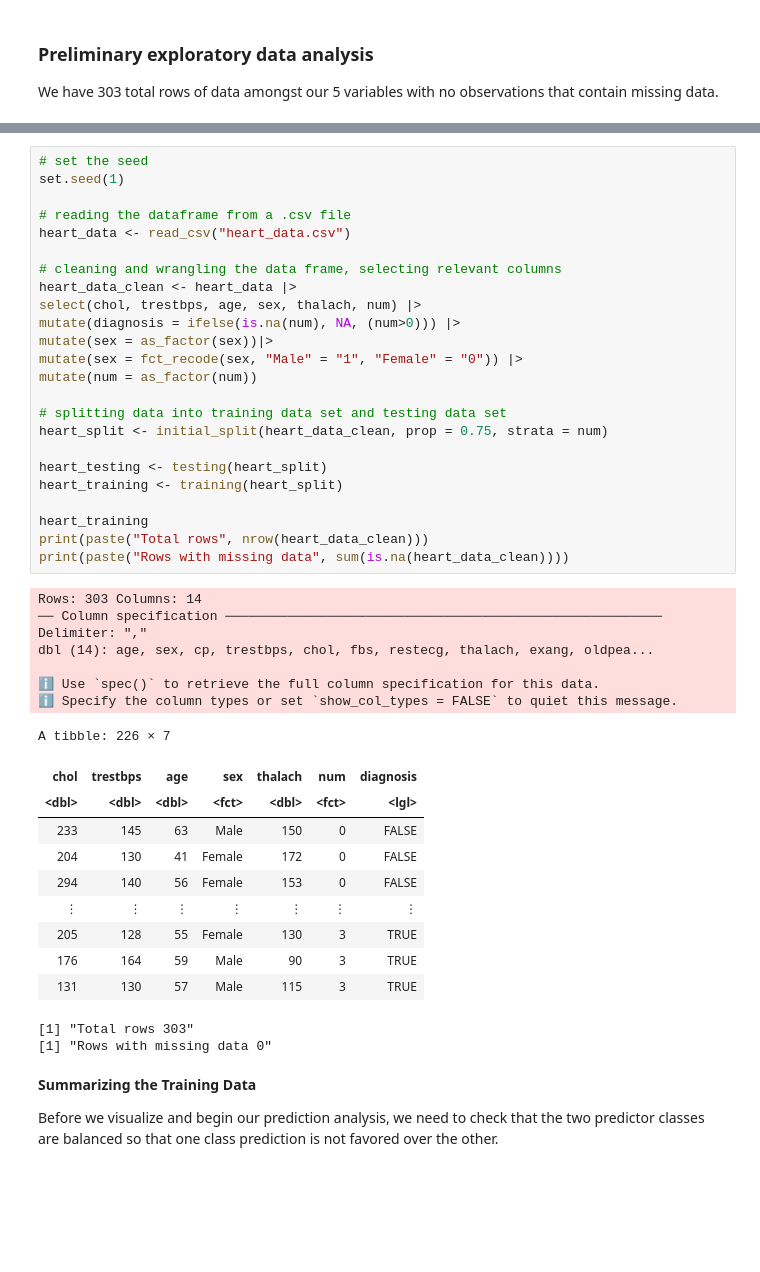
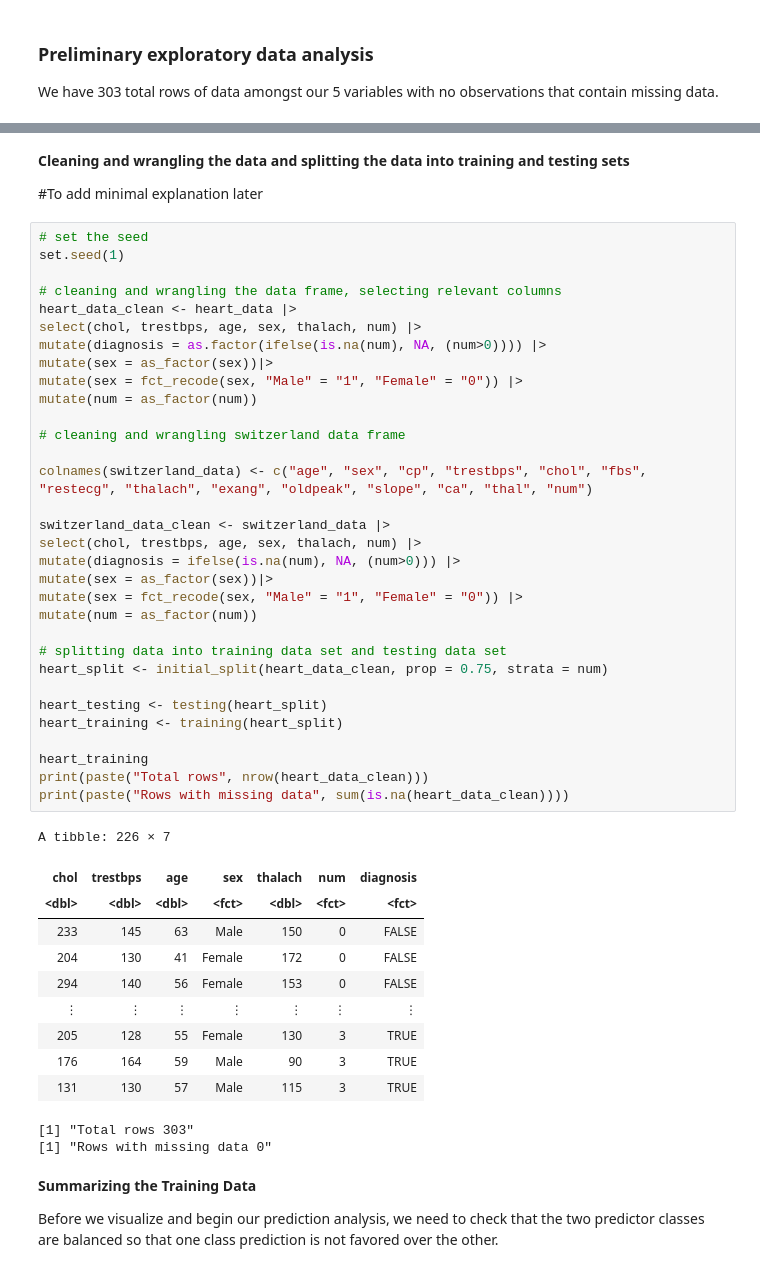
Before and after one commit to cchan70/dsci-100-project-17, a Jupyter notebook: Proposal.ipynb, the cells around one changed output, grey strips where cells are left out. Cells and saved outputs as stored; diff of their text form; blank space fills up the shorter version.

```diff
--- a/Proposal.ipynb
+++ b/Proposal.ipynb
@@ -49,47 +128,52 @@ Warning message:
+# %% [markdown]
+**Cleaning and wrangling the data and splitting the data into training and testing sets**
+
+#To add minimal explanation later
 # %%
 # set the seed
 set.seed(1)
 
-# reading the dataframe from a .csv file
-heart_data <- read_csv("heart_data.csv")
-
 # cleaning and wrangling the data frame, selecting relevant columns
 heart_data_clean <- heart_data |>
+select(chol, trestbps, age, sex, thalach, num) |>
+mutate(diagnosis = as.factor(ifelse(is.na(num), NA, (num>0)))) |>
+mutate(sex = as_factor(sex))|>
+mutate(sex = fct_recode(sex, "Male" = "1", "Female" = "0")) |>
+mutate(num = as_factor(num))
+
+# cleaning and wrangling switzerland data frame
+
+colnames(switzerland_data) <- c("age", "sex", "cp", "trestbps", "chol", "fbs", "restecg", "thalach", "exang", "oldpeak", "slope", "ca", "thal", "num")
+
+switzerland_data_clean <- switzerland_data |>
 select(chol, trestbps, age, sex, thalach, num) |>
 mutate(diagnosis = ifelse(is.na(num), NA, (num>0))) |>
 mutate(sex = as_factor(sex))|>
 mutate(sex = fct_recode(sex, "Male" = "1", "Female" = "0")) |>
 mutate(num = as_factor(num))
 
 # splitting data into training data set and testing data set
 heart_split <- initial_split(heart_data_clean, prop = 0.75, strata = num)
 
 heart_testing <- testing(heart_split)
 heart_training <- training(heart_split)
 
 heart_training
 print(paste("Total rows", nrow(heart_data_clean)))
 print(paste("Rows with missing data", sum(is.na(heart_data_clean))))
 # %% [output]
-Rows: 303 Columns: 14
-── Column specification ────────────────────────────────────────────────────────
-Delimiter: ","
-dbl (14): age, sex, cp, trestbps, chol, fbs, restecg, thalach, exang, oldpea...
-
-ℹ Use `spec()` to retrieve the full column specification for this data.
-ℹ Specify the column types or set `show_col_types = FALSE` to quiet this message.
+A tibble: 226 × 7
+| chol | trestbps | age | sex | thalach | num | diagnosis |
+| <dbl> | <dbl> | <dbl> | <fct> | <dbl> | <fct> | <fct> |
+| 233 | 145 | 63 | Male | 150 | 0 | FALSE |
+| 204 | 130 | 41 | Female | 172 | 0 | FALSE |
+| 294 | 140 | 56 | Female | 153 | 0 | FALSE |
+| ⋮ | ⋮ | ⋮ | ⋮ | ⋮ | ⋮ | ⋮ |
+| 205 | 128 | 55 | Female | 130 | 3 | TRUE |
+| 176 | 164 | 59 | Male | 90 | 3 | TRUE |
+| 131 | 130 | 57 | Male | 115 | 3 | TRUE |
-A tibble: 226 × 7
+[1] "Total rows 303"
+[1] "Rows with missing data 0"
-| chol | trestbps | age | sex | thalach | num | diagnosis |
-| <dbl> | <dbl> | <dbl> | <fct> | <dbl> | <fct> | <lgl> |
-| 233 | 145 | 63 | Male | 150 | 0 | FALSE |
-| 204 | 130 | 41 | Female | 172 | 0 | FALSE |
-| 294 | 140 | 56 | Female | 153 | 0 | FALSE |
-| ⋮ | ⋮ | ⋮ | ⋮ | ⋮ | ⋮ | ⋮ |
-| 205 | 128 | 55 | Female | 130 | 3 | TRUE |
-| 176 | 164 | 59 | Male | 90 | 3 | TRUE |
-| 131 | 130 | 57 | Male | 115 | 3 | TRUE |
-[1] "Total rows 303"
-[1] "Rows with missing data 0"
 # %% [markdown]
 **Summarizing the Training Data**
 
```
Also changed, not shown: parts of 17 cells of this notebook.
